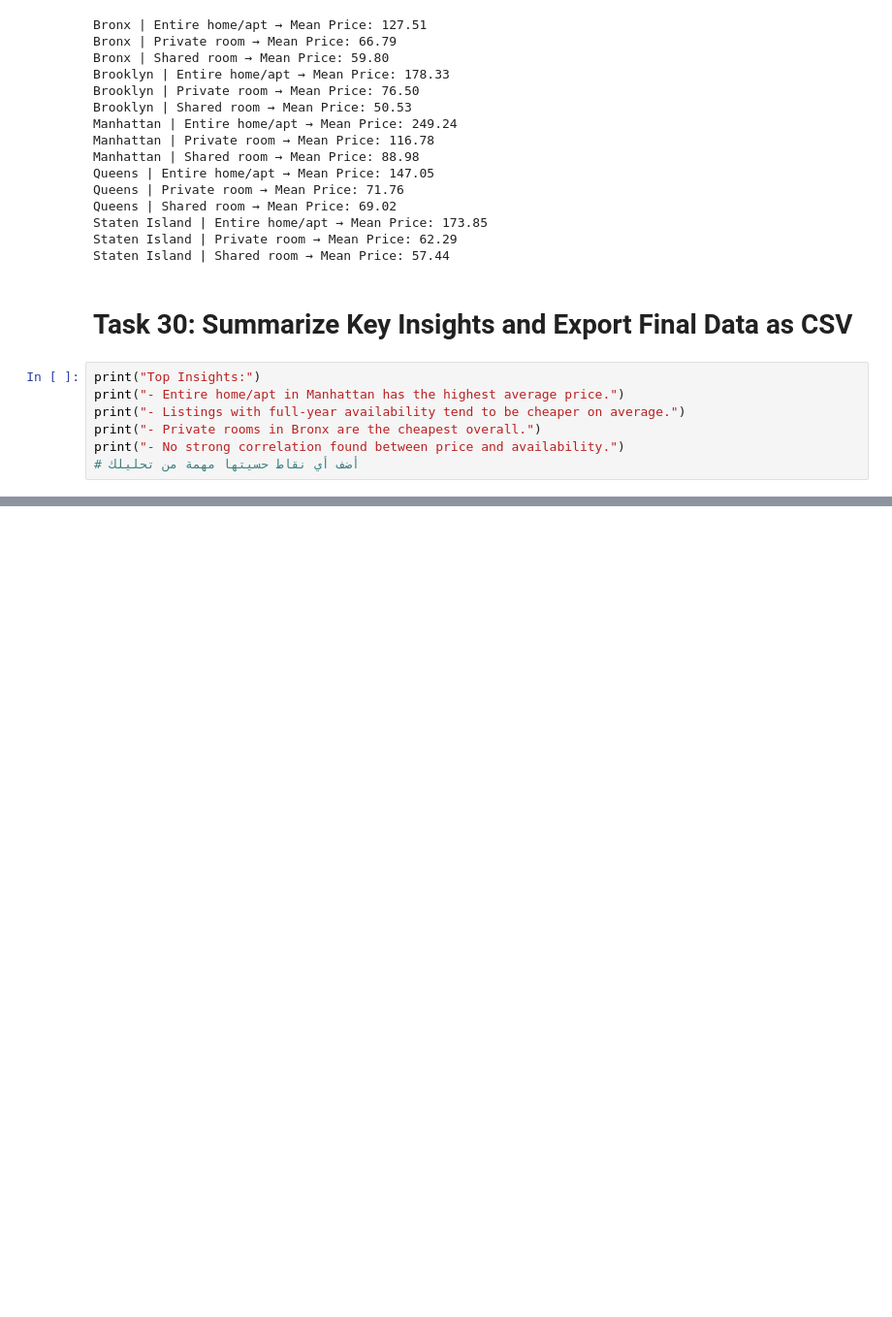
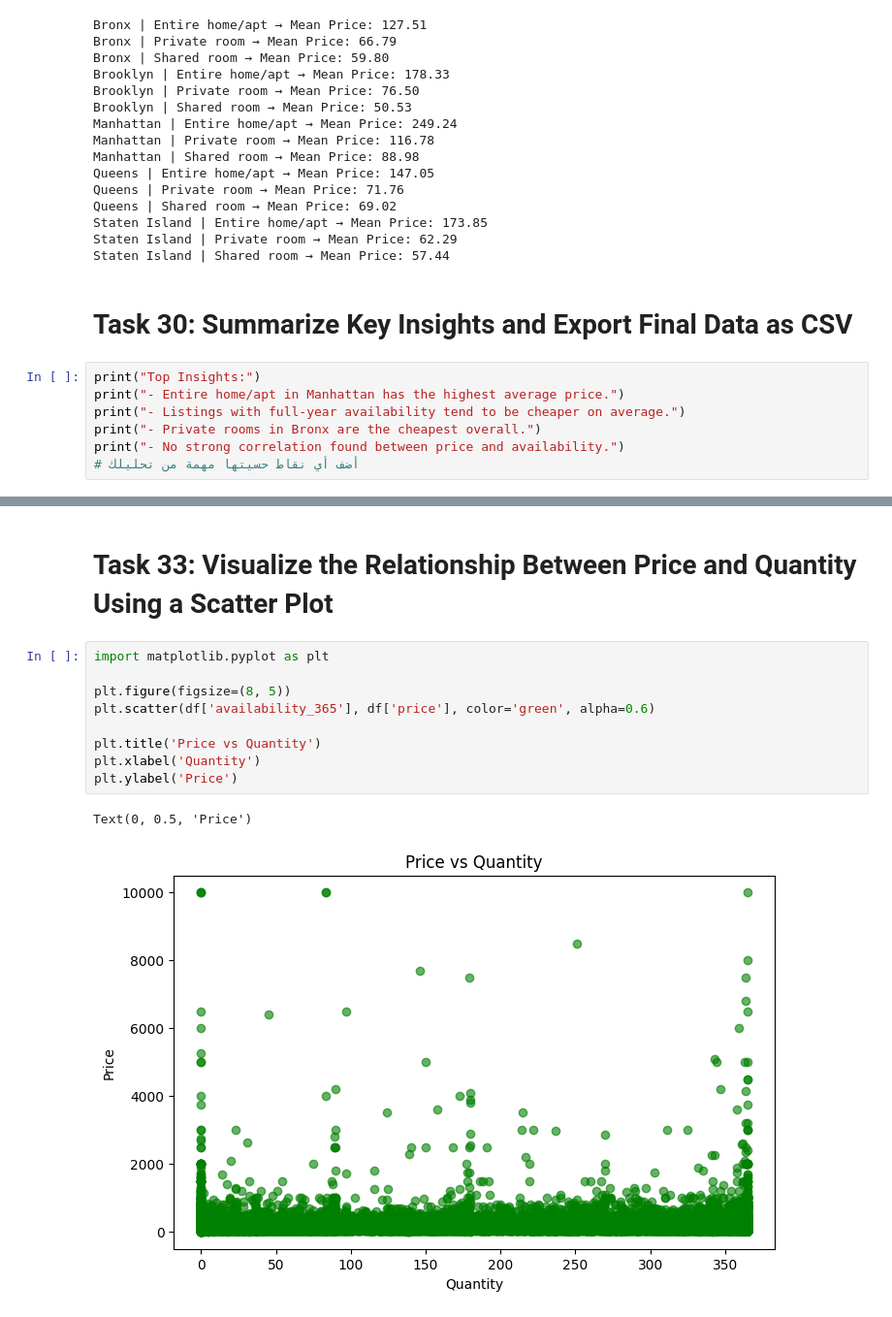
Before and after one commit to ItsMohamedAyman/Projects, a Jupyter notebook: Project_with_NumPy,_Pandas.ipynb, the cells around one changed output, grey strips where cells are left out. Shown: that part at 97% size. Saved outputs shown, nothing was run; the diff lists cells and outputs as text; blank space fills up the shorter version.

```diff
--- a/Project_with_NumPy,_Pandas.ipynb
+++ b/Project_with_NumPy,_Pandas.ipynb
@@ -549,0 +583,14 @@ print("- No strong correlation found between price and availability.")
+# %% [markdown]
+# Task 33: Visualize the Relationship Between Price and Quantity Using a Scatter Plot
+# %%
+import matplotlib.pyplot as plt
+
+plt.figure(figsize=(8, 5))
+plt.scatter(df['availability_365'], df['price'], color='green', alpha=0.6)
+
+plt.title('Price vs Quantity')
+plt.xlabel('Quantity')
+plt.ylabel('Price')
+# %% [output]
+Text(0, 0.5, 'Price')
+[figure, added]
```
Also changed, not shown: parts of 7 cells of this notebook.
